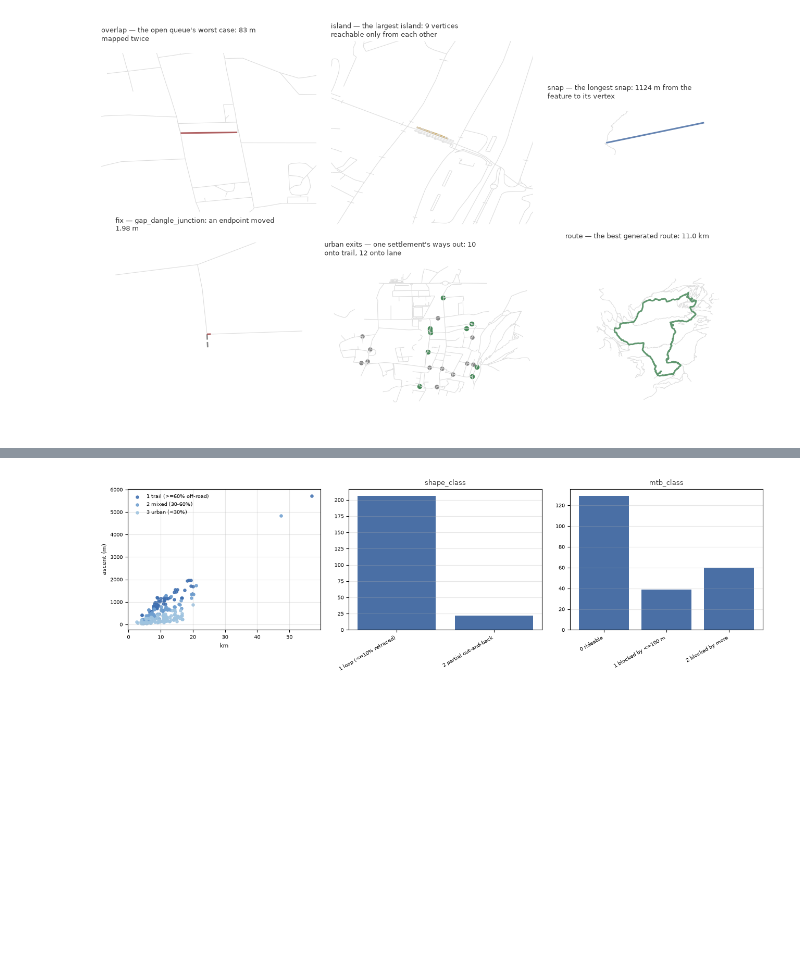
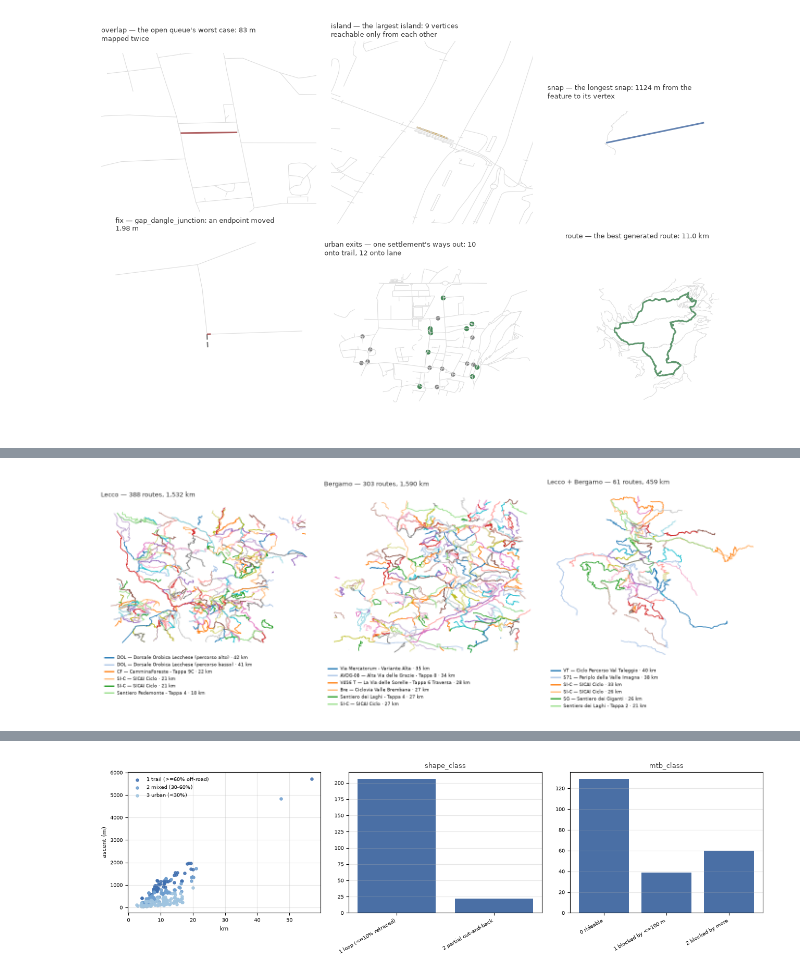
Before and after one commit to ai-safe-earth/VaiVia, a Jupyter notebook: pipeline/notebooks/state.ipynb, the cells around one changed output, grey strips where cells are left out. Cells and saved outputs as stored; diff of their text form; code cells hidden in the pictures; blank space fills up the shorter version.

```diff
--- a/pipeline/notebooks/state.ipynb
+++ b/pipeline/notebooks/state.ipynb
@@ -192,0 +206,5 @@ rd.examples_figure()
+# %%
+routes = rd.mapped_routes()
+rd.mapped_routes_map(routes)
+# %% [output]
+[figure, added]
```
Also changed, not shown: parts of 5 cells of this notebook, 3 other files.
